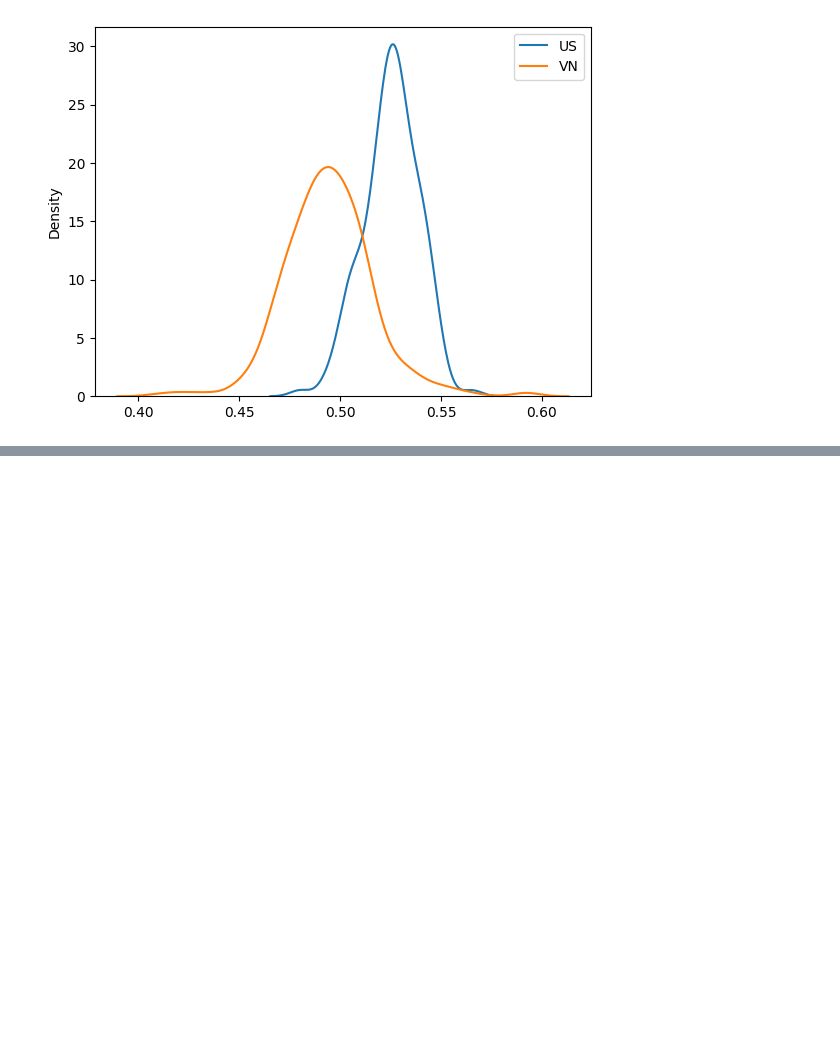
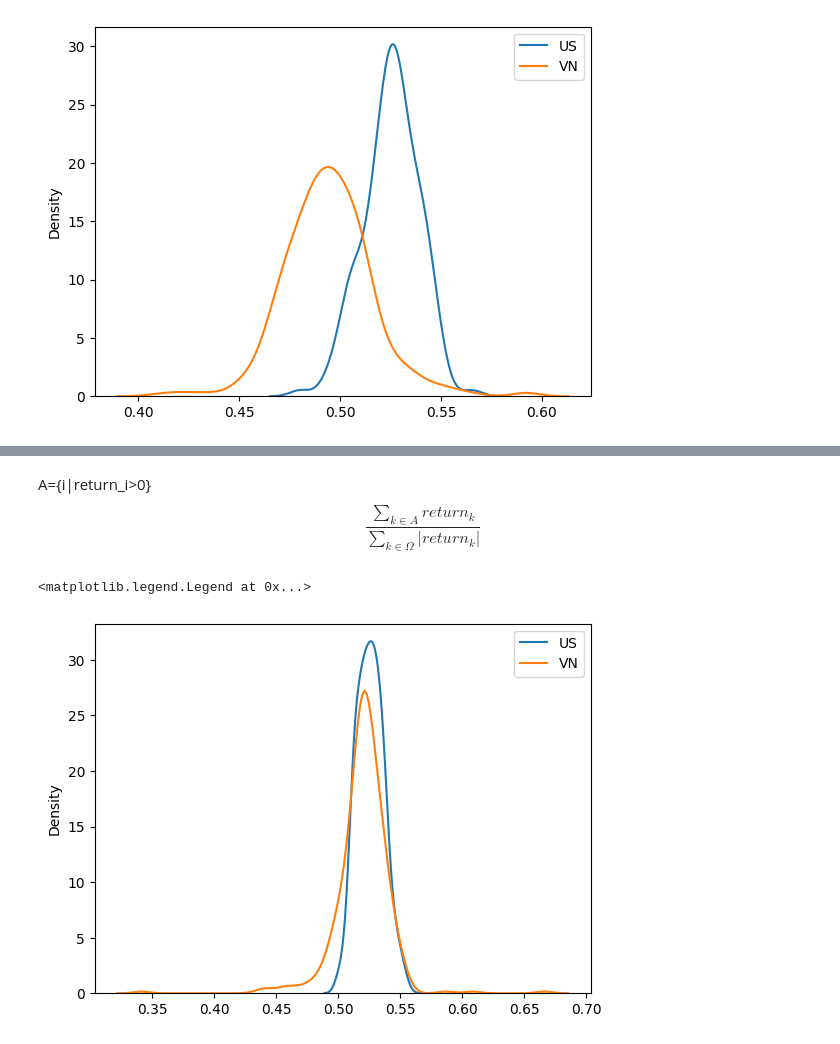
Before and after one commit to khanhtrinh2003/Financial-mathematics, a Jupyter notebook: main.ipynb, the cells around one changed output, grey strips where cells are left out. Saved outputs shown, nothing was run; the diff lists cells and outputs as text; code cells hidden in the pictures; blank space fills up the shorter version.

```diff
--- a/main.ipynb
+++ b/main.ipynb
@@ -9,5 +9,8 @@ vn = pd.read_csv("vn_price.csv", index_col="TradingDate", parse_dates=True)
 us_diff = us.diff()
 vn_diff = vn.diff()
 
+us_return = us.pct_change()
+vn_return = vn.pct_change()
+
 us_sign = np.sign(us_diff)
 vn_sign = np.sign(vn_diff)
@@ -23,0 +39,10 @@ plt.legend()
+# %% [markdown]
+A=\{i|return_i>0\}
+$$\frac{\sum_{k\in A}return_k}{\sum_{k\in \Omega}|return_k|}$$
+# %%
+sns.kdeplot(us_return[us_return>0].sum()/abs(us_return).sum(), label="US")
+sns.kdeplot(vn_return[vn_return>0].sum()/abs(vn_return).sum(), label="VN")
+plt.legend()
+# %% [output]
+<matplotlib.legend.Legend at 0x...>
+[figure, added]
```
Also changed, not shown: parts of 4 cells of this notebook.
